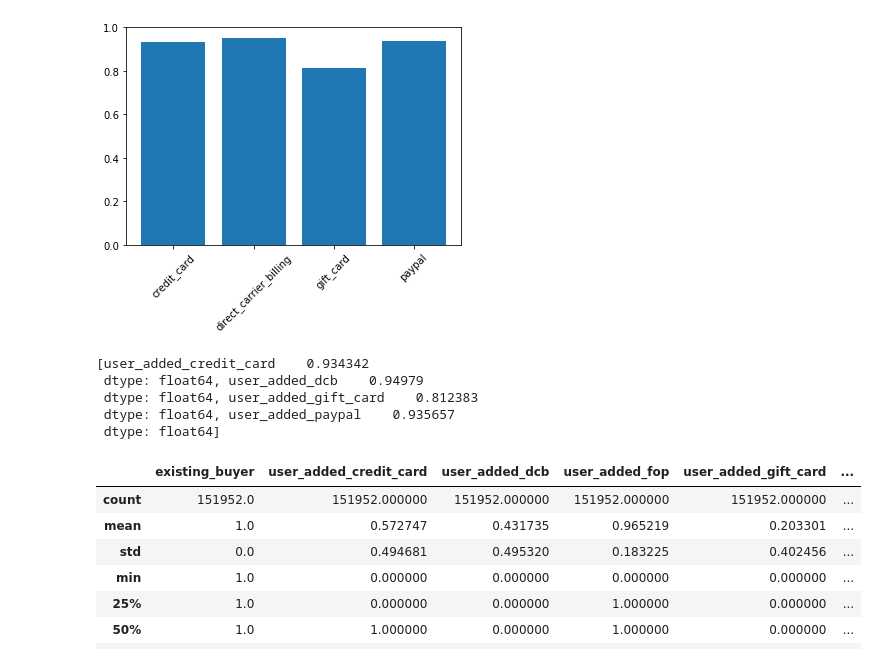
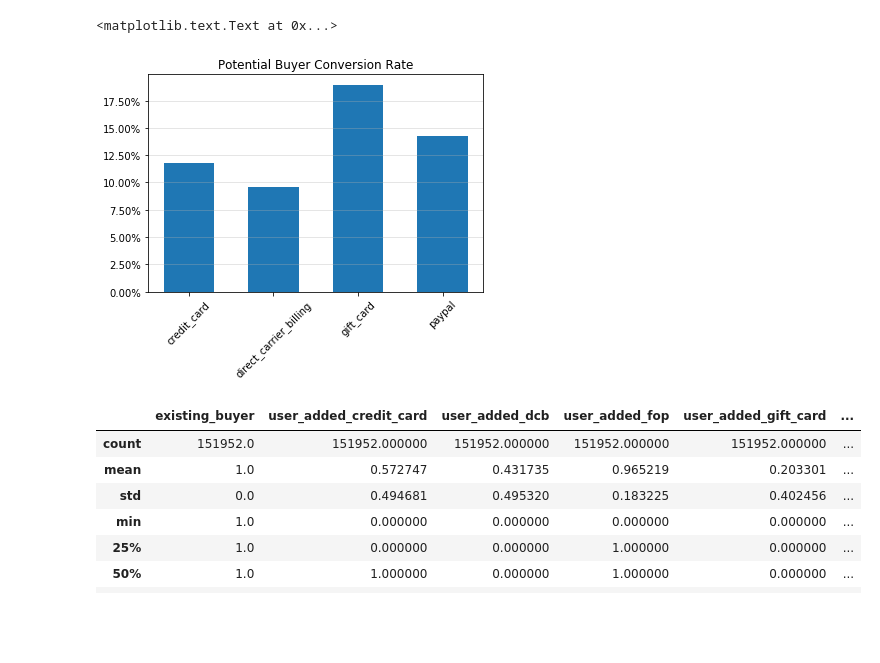
Before and after one commit to zachywang/EDA, a Jupyter notebook: eda_Jul_12.ipynb, the cells around one changed output. Drawn from its saved outputs; the diff is of its cells as text; code cells hidden in the pictures; blank space fills up the shorter version.

```diff
--- a/eda_Jul_12.ipynb
+++ b/eda_Jul_12.ipynb
@@ -63,6 +74,8 @@ See the caveats in the documentation: http://pandas.pydata.org/pandas-docs/stabl
 | 75% | 0.000000 | 0.000000 | 1.000000 | 0.000000 | 1.000000 | ... |
 | max | 8.000000 | 1.000000 | 1.000000 | 1.000000 | 1.000000 | ... |
 # %%
-pot_buyer = clean_data[['existing_buyer', 'saw_cart_before', 'user_added_credit_card', 'user_added_dcb', 'user_added_fop', 'user_added_gift_card', 'user_added_paypal' ,'spend_usd_next_14_days']][(clean_data.existing_buyer == 0) & (clean_data.saw_cart_before == 1.0)]
+pot_buyer = clean_data[['made_purchase_before', 'saw_cart_before', 'user_added_credit_card', 'user_added_dcb', 'user_added_fop',\
+                        'user_added_gift_card', 'user_added_paypal' ,'spend_usd_next_14_days']]\
+                        [(clean_data.made_purchase_before == 0) & (clean_data.saw_cart_before == 1.0)]
 pot_buyer.describe()
 # %% [output]
@@ -77,24 +90,20 @@ pot_buyer.describe()
 | max | 0.0 | 1.0 | 1.000000 | 1.000000 | 1.000000 | ... |
 # %%
 total = pot_buyer.shape[0]
-cc_rate = GetCountByVal(pot_buyer, 'user_added_credit_card', 0) / float(total) / pot_buyer['user_added_credit_card'].mean()
-dc_rate = GetCountByVal(pot_buyer, 'user_added_dcb', 0) / float(total) / pot_buyer['user_added_dcb'].mean()
-gc_rate = GetCountByVal(pot_buyer, 'user_added_ gift_card', 0) / float(total) / pot_buyer['user_added_gift_card'].mean()
-pp_rate = GetCountByVal(pot_buyer, 'user_added_paypal', 0) / float(total) / pot_buyer['user_added_paypal'].mean()
+cc_rate = GetCountByVal(pot_buyer, 'user_added_credit_card', 1) / float(total) / pot_buyer['user_added_credit_card'].mean()
+dc_rate = GetCountByVal(pot_buyer, 'user_added_dcb', 1) / float(total) / pot_buyer['user_added_dcb'].mean()
+gc_rate = GetCountByVal(pot_buyer, 'user_added_gift_card', 1) / float(total) / pot_buyer['user_added_gift_card'].mean()
+pp_rate = GetCountByVal(pot_buyer, 'user_added_paypal', 1) / float(total) / pot_buyer['user_added_paypal'].mean()
 rate = [cc_rate, dc_rate, gc_rate, pp_rate]
 plt_index = ['credit_card', 'direct_carrier_billing', 'gift_card', 'paypal']
-plt.bar((1, 2, 3, 4), rate, align='center')
-plt.xticks((1, 2, 3, 4), plt_index, rotation=45)
-plt.ylim(0,1)
-plt.show()
+fig, ax = plt.subplots()
+ax.bar((1,1.5,2,2.5), rate, align='center', width=0.3)
+ax.grid(True, which='both', axis='y', alpha=0.4)
+plt.xticks((1,1.5,2,2.5), plt_index, rotation=45)
+vals = ax.get_yticks()
+ax.set_yticklabels(['{:3.2f}%'.format(x*100) for x in vals])
+ax.set_title("Potential Buyer Conversion Rate")
 # %% [output]
+<matplotlib.text.Text at 0x...>
-[figure, old version]
+[figure, new version]
-# %%
-rate
-# %% [output]
-[user_added_credit_card    0.934342
- dtype: float64, user_added_dcb    0.94979
- dtype: float64, user_added_gift_card    0.812383
- dtype: float64, user_added_paypal    0.935657
- dtype: float64]
 # %%
```
Also changed, not shown: parts of 18 cells of this notebook, 1 other file.
